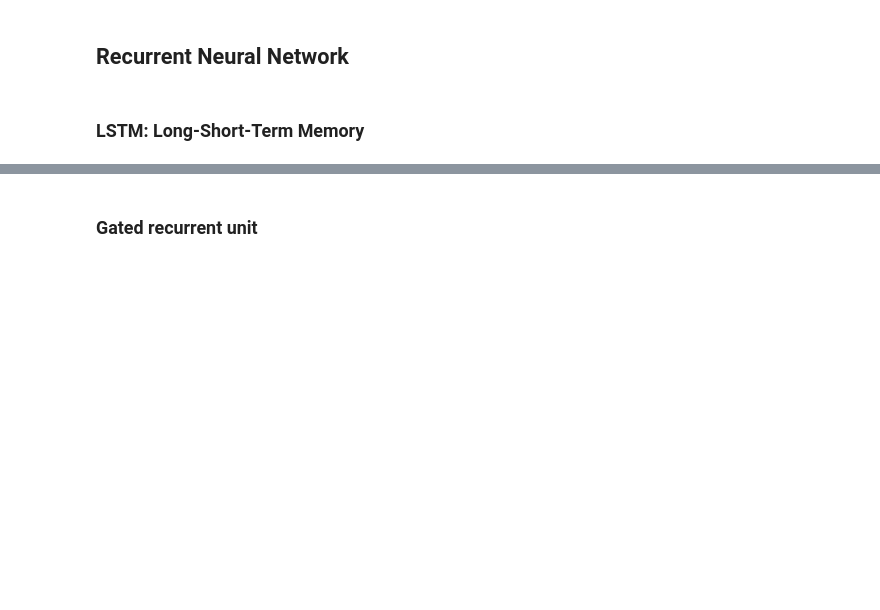
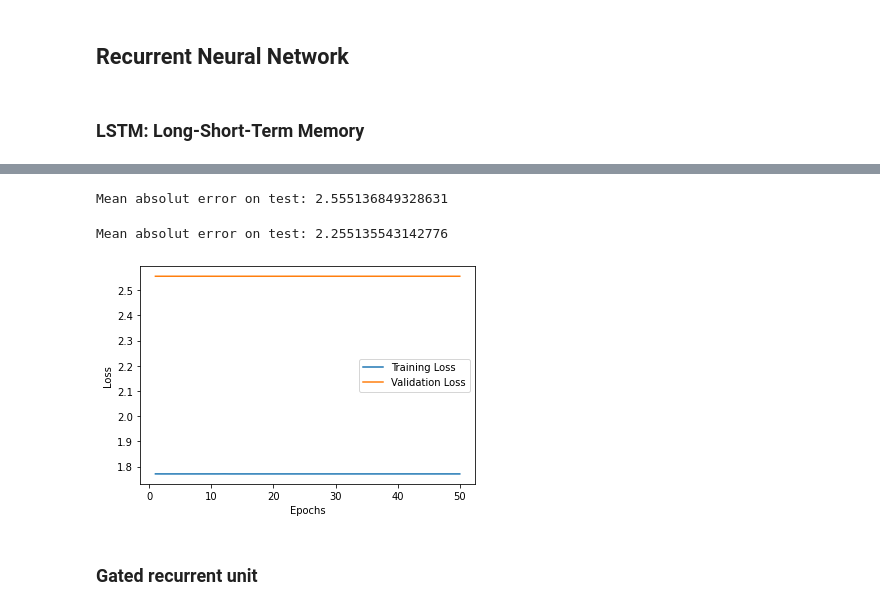
Before and after one commit to TazTornadoo/SigmoidFreud, a Jupyter notebook: Python/Submission/Electricity_price_prediction_5.ipynb, the cells around one changed output, grey strips where cells are left out. Drawn from its saved outputs; the diff is of its cells as text; code cells hidden in the pictures; blank space fills up the shorter version.

```diff
--- a/Python/Submission/Electricity_price_prediction_5.ipynb
+++ b/Python/Submission/Electricity_price_prediction_5.ipynb
@@ -1123,0 +1276,19 @@ plt.show()
+# %%
+tf.compat.v1.reset_default_graph()
+clear_session
+
+column_count = np.shape(X_train_unflatten_5)[2]
+
+input_layer=Input(shape=(np.shape(X_train_unflatten_5)[1], column_count))
+cur_last_layer=input_layer
+
+for l in range(n_hidden_layers):
+    hidden_layer=LSTM(hidden_layer_size, return_sequences=True)(cur_last_layer)
+    cur_last_layer=hidden_layer
+
+dense = Dense(100, activation='relu')(cur_last_layer)
+dropout_layer = Dropout(0.3)(dense)
+predictions=Dense(1)(dropout_layer)
+
+lstm_model=Model(inputs=input_layer, outputs=predictions)
+lstm_model.summary()
@@ -1123,0 +1316,10 @@ plt.show()
+# %%
+#For shape remeber, we have a variable defining the "window" and the features in the window...
+optimizer = Adam(learning_rate=0.001)
+lstm_model.compile(loss='mean_absolute_error', optimizer=optimizer)
+
+lstm_history = lstm_model.fit(X_train_unflatten_5, y_train_window_size_5,
+                              validation_data=(X_valid_unflatten_5, y_valid_window_size_5),
+                              shuffle=False,
+                              epochs=EPOCHS,
+                              batch_size=BATCH_SIZE)
@@ -1124,3 +1344,25 @@ plt.show()
+# %%
+result = evaluate_3Dmodel(lstm_model, X_valid_unflatten_5, y_valid_window_size_5)
+# %% [output]
+Mean absolut error on test: 2.555136849328631
+# %%
+result = evaluate_3Dmodel(lstm_model, X_test_unflatten_5, y_test_window_size_5)
+# %% [output]
+Mean absolut error on test: 2.255135543142776
+# %%
+loss_values = lstm_history.history['loss']
+val_loss_values = lstm_history.history['val_loss']
+epochs = range(1, len(loss_values)+1)
+
+plt.plot(epochs, loss_values, label='Training Loss')
+plt.plot(epochs, val_loss_values, label='Validation Loss')
+plt.xlabel('Epochs')
+plt.ylabel('Loss')
+plt.legend()
+
+plt.show()
+# %% [output]
+[figure, added]
 # %% [markdown]
 ### Gated recurrent unit
 # %% [markdown]
```
Also changed, not shown: parts of 28 cells of this notebook.
